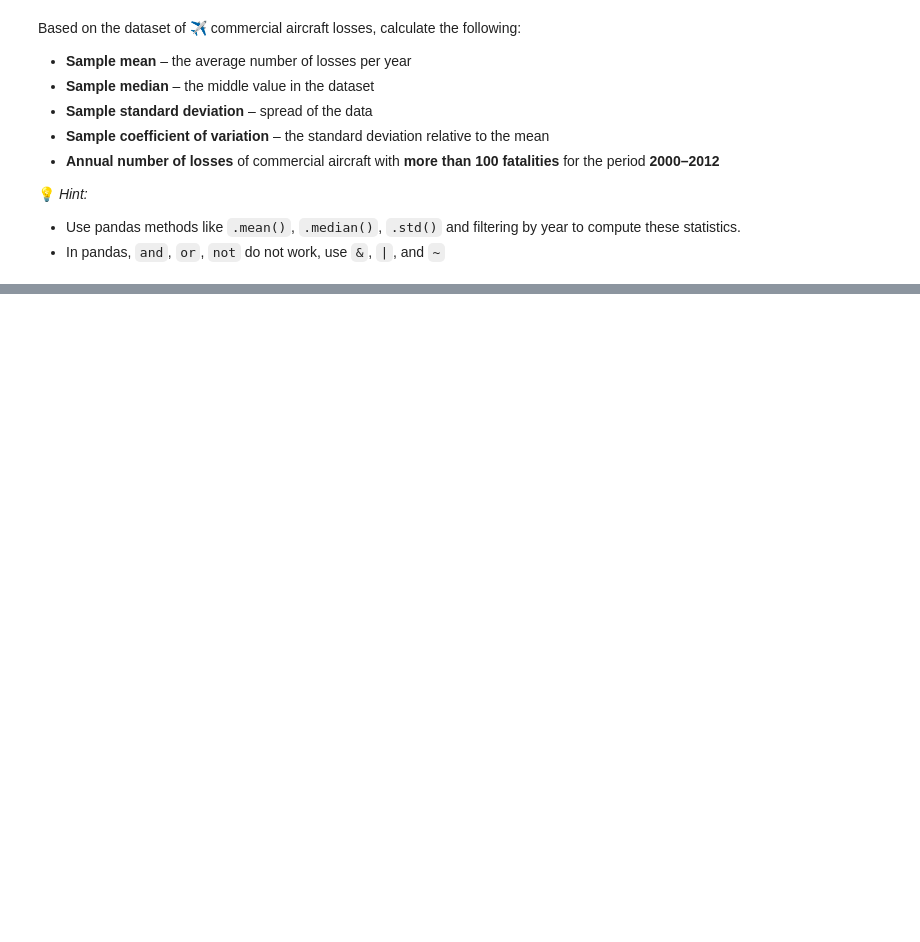
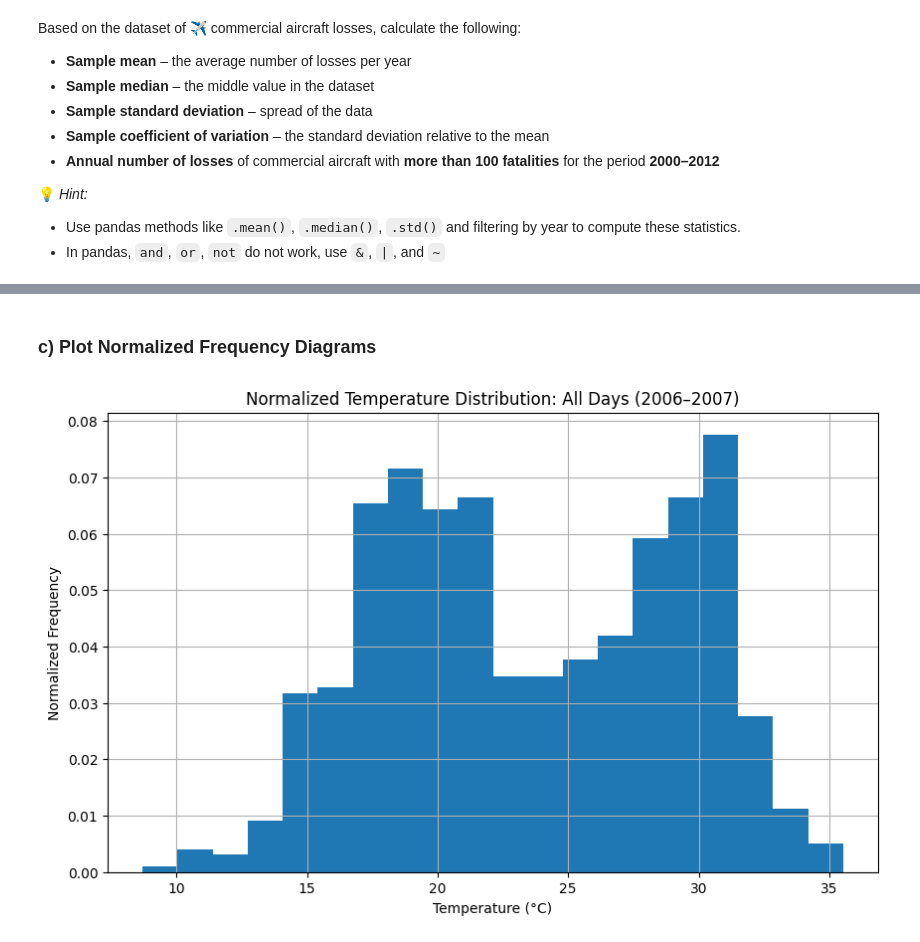
Before and after one commit to theresa-hefele/risk-analysis, a Jupyter notebook: week1/week1_intro2python_solution.ipynb, the cells around one changed output, grey strips where cells are left out. Drawn from its saved outputs; the diff is of its cells as text; code cells hidden in the pictures; blank space fills up the shorter version.

```diff
--- a/week1/week1_intro2python_solution.ipynb
+++ b/week1/week1_intro2python_solution.ipynb
@@ -405,0 +620,16 @@ weather_fire_data = pd.read_csv("weather_fires.csv")
+# %% [markdown]
+### c) Plot Normalized Frequency Diagrams
+# %%
+# Let's look at the temperature distribution first
+
+# We'll create a new column to use the average daily temperature across the 3 stations
+weather_fire_data["Mean_Temp"] = weather_fire_data[temp_cols].mean(axis=1)
+
+plt.figure(figsize=(10,6))
+plt.hist(weather_fire_data["Mean_Temp"], bins=20, density=True) # density=True normalizes the histogram
+plt.title("Normalized Temperature Distribution: All Days (2006–2007)")
+plt.xlabel("Temperature (°C)")
+plt.ylabel("Normalized Frequency")
+plt.grid(True)
+# %% [output]
+[figure, added]
```
Also changed, not shown: parts of 28 cells of this notebook, 2 other files.
